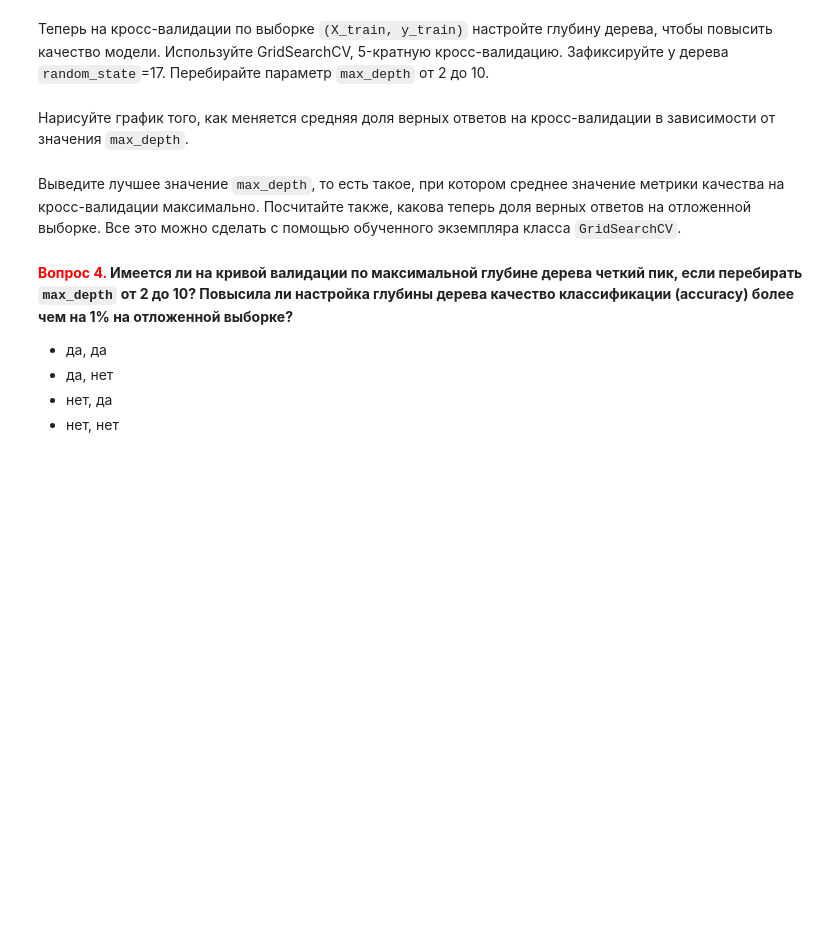
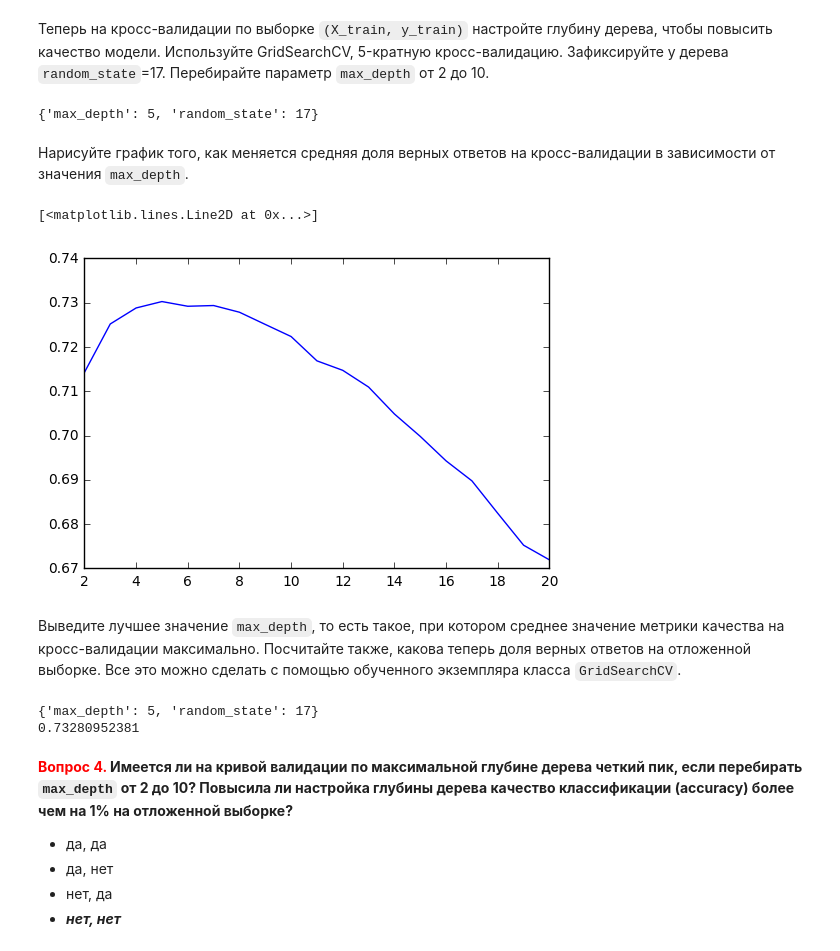
Before and after one commit to tarnenok/mlcourse_open, a Jupyter notebook: jupyter_notebooks/topic03_decision_trees_knn/hw3_session2_decision_trees.ipynb, the cells around one changed output. Drawn from its saved outputs; the diff is of its cells as text; code cells hidden in the pictures; blank space fills up the shorter version.

```diff
--- a/jupyter_notebooks/topic03_decision_trees_knn/hw3_session2_decision_trees.ipynb
+++ b/jupyter_notebooks/topic03_decision_trees_knn/hw3_session2_decision_trees.ipynb
@@ -134,6 +153,9 @@ df.head()
+# %%
+y = df['cardio']
+X = df.drop('cardio', axis=1)
 # %% [markdown]
 Разбейте выборку на обучающую и отложенную (holdout) части в пропорции 7/3. Для этого используйте метод `sklearn.model_selection.train_test_split`, зафиксируйте у него `random_state`=17.
 # %%
-X_train, X_valid, y_train, y_valid = train_test_split # Ваш код здесь
+X_train, X_valid, y_train, y_valid = train_test_split(X, y, test_size=0.3)
 # %% [markdown]
 Обучите на выборке `(X_train, y_train)` дерево решений с ограничением на максимальную глубину в 3. Зафиксируйте у дерева `random_state=17`. Визуализируйте дерево с помошью `sklearn.tree.export_graphviz`, `dot` и `pydot`. Пример дан в [статье](https://habrahabr.ru/company/ods/blog/322534/) под спойлером "Код для отрисовки дерева". Обратите внимание, что команды в Jupyter notebook, начинающиеся с восклицательного знака – это терминальные команды (которые мы обычно запускаем в терминале/командной строке).
@@ -141,0 +162,3 @@ X_train, X_valid, y_train, y_valid = train_test_split # Ваш код здесь
+# %%
+tree = DecisionTreeClassifier(max_depth=3, random_state=17)
+tree.fit(X_train, y_train)
@@ -158,2 +188,10 @@ tree_grid = GridSearchCV # Ваш код здесь
+# %%
+tree_params = {'max_depth': list(range(2, 21)), 'random_state': [17]}
+tree = DecisionTreeClassifier()
+tree_grid = GridSearchCV(tree, tree_params, cv=5)
+tree_grid.fit(X_train, y_train)
+tree_grid.best_params_
+# %% [output]
+{'max_depth': 5, 'random_state': 17}
 # %% [markdown]
 Нарисуйте график того, как меняется средняя доля верных ответов на кросс-валидации в зависимости от значения `max_depth`.
@@ -162,2 +198,7 @@ tree_grid = GridSearchCV # Ваш код здесь
+# %%
+plt.plot([x[0]['max_depth'] for x in tree_grid.grid_scores_], [x[1] for x in tree_grid.grid_scores_])
+# %% [output]
+[<matplotlib.lines.Line2D at 0x...>]
+[figure, added]
 # %% [markdown]
 Выведите лучшее значение `max_depth`, то есть такое, при котором среднее значение метрики качества на кросс-валидации максимально. Посчитайте также, какова теперь доля верных ответов на отложенной выборке. Все это можно сделать с помощью обученного экземпляра класса `GridSearchCV`.
@@ -166,9 +205,15 @@ tree_grid = GridSearchCV # Ваш код здесь
+# %%
+print(tree_grid.best_params_)
+print(accuracy_score(y_valid, tree_grid.best_estimator_.predict(X_valid)))
+# %% [output]
+{'max_depth': 5, 'random_state': 17}
+0.73280952381
 # %% [markdown]
 **<font color='red'>Вопрос 4.</font> Имеется ли на кривой валидации по максимальной глубине дерева четкий пик, если перебирать `max_depth` от 2 до 10? Повысила ли настройка глубины дерева качество классификации (accuracy) более чем на 1% на отложенной выборке?**
 - да, да
 - да, нет
 - нет, да
-- нет, нет
+- _**нет, нет**_
 # %% [markdown]
 Обратимся опять (как и в 1 домашке) к картинке, демонстрирующей шкалу SCORE для расчёта риска смерти от сердечно-сосудистого заболевания в ближайшие 10 лет.
 <img src='../../img/SCORE2007.png' width=70%>
```
Also changed, not shown: parts of 29 cells of this notebook.
